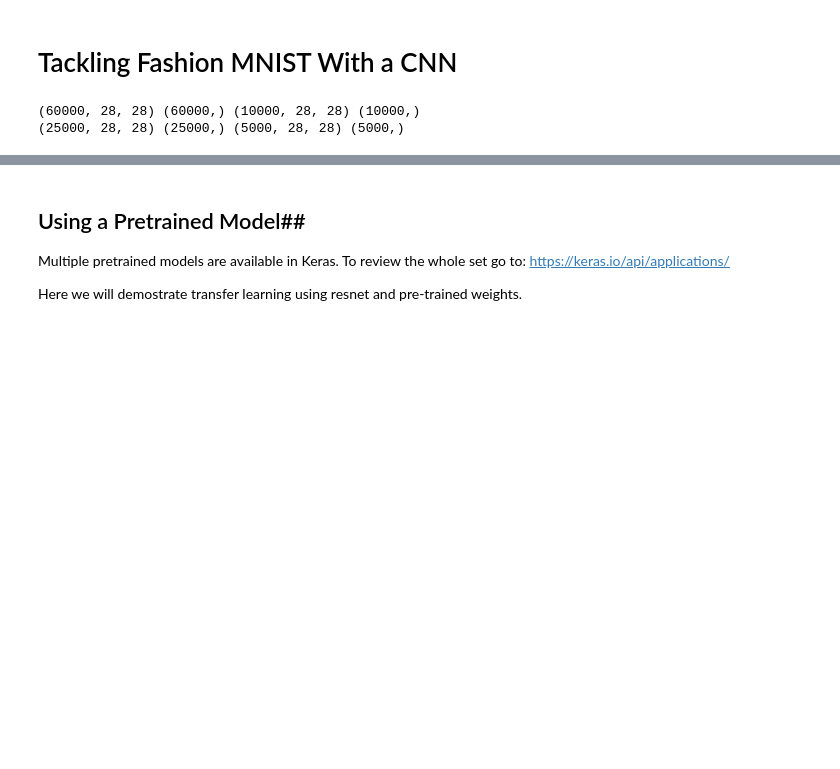
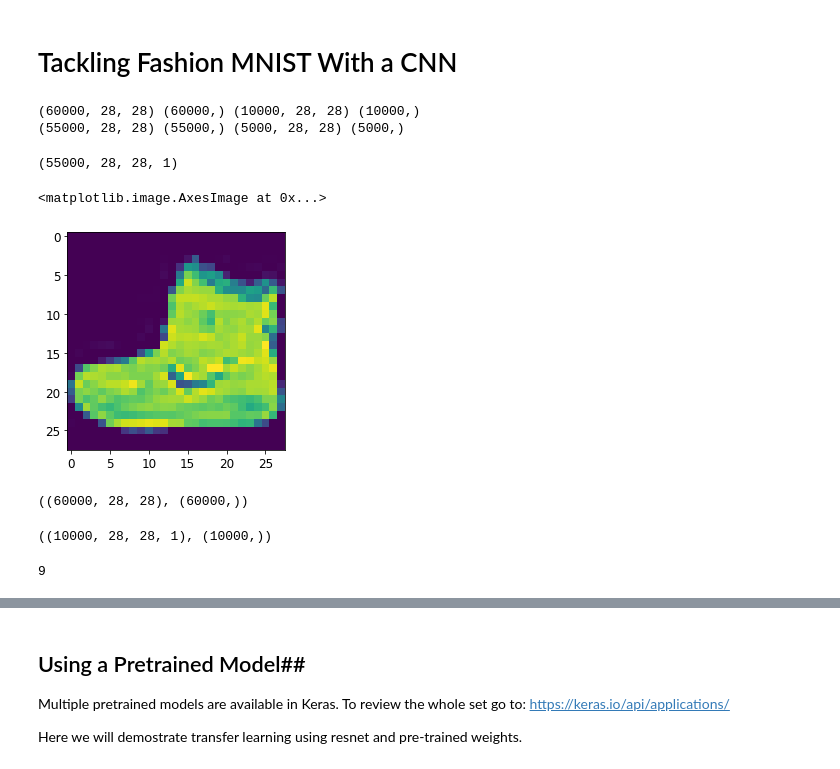
Before and after one commit to cloudxlab/python_iitr_apr_24, a Jupyter notebook: cnn.ipynb, the cells around one changed output, grey strips where cells are left out. Drawn from its saved outputs; the diff is of its cells as text; code cells hidden in the pictures; blank space fills up the shorter version.

```diff
--- a/cnn.ipynb
+++ b/cnn.ipynb
@@ -355,8 +355,8 @@ array([[0.2788801 , 0.22507527, 0.20967631],
 # %%
 (X_train_full, y_train_full), (X_test, y_test) = keras.datasets.fashion_mnist.load_data()
 print (X_train_full.shape, y_train_full.shape, X_test.shape, y_test.shape)
-X_train, X_valid = X_train_full[:-35000], X_train_full[-5000:]
-y_train, y_valid = y_train_full[:-35000], y_train_full[-5000:]
+X_train, X_valid = X_train_full[:-5000], X_train_full[-5000:]
+y_train, y_valid = y_train_full[:-5000], y_train_full[-5000:]
 
 print (X_train.shape, y_train.shape, X_valid.shape, y_valid.shape)
 
@@ -371,4 +371,25 @@ X_valid = X_valid[..., np.newaxis]
 X_test = X_test[..., np.newaxis]
 # %% [output]
 (60000, 28, 28) (60000,) (10000, 28, 28) (10000,)
-(25000, 28, 28) (25000,) (5000, 28, 28) (5000,)
+(55000, 28, 28) (55000,) (5000, 28, 28) (5000,)
+# %%
+X_train.shape
+# %% [output]
+(55000, 28, 28, 1)
+# %%
+plt.imshow(X_train_full[0])
+# %% [output]
+<matplotlib.image.AxesImage at 0x...>
+[figure, added]
+# %%
+X_train_full.shape, y_train_full.shape
+# %% [output]
+((60000, 28, 28), (60000,))
+# %%
+X_test.shape, y_test.shape
+# %% [output]
+((10000, 28, 28, 1), (10000,))
+# %%
+y_train_full[0]
+# %% [output]
+9
```
Also changed, not shown: parts of 6 cells of this notebook, 1 other file.
